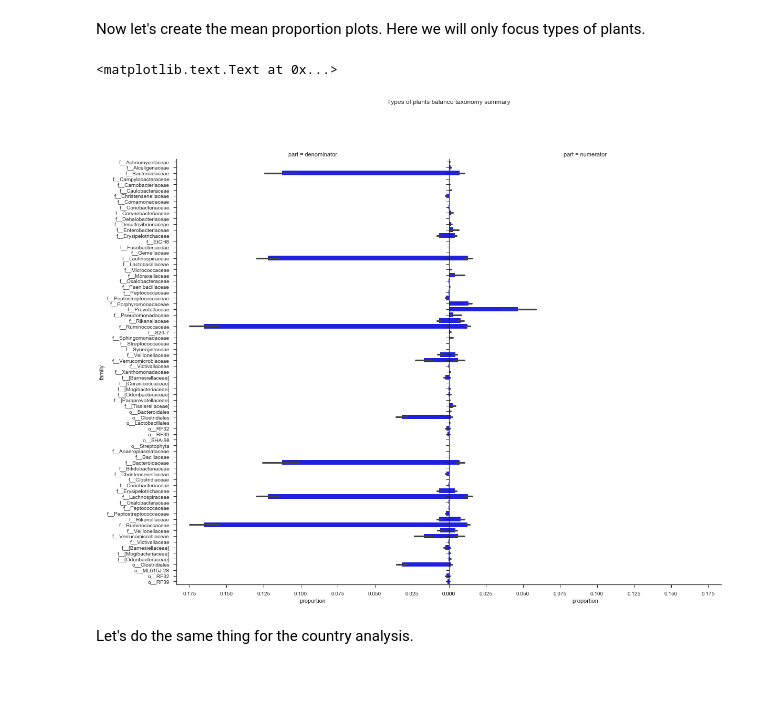
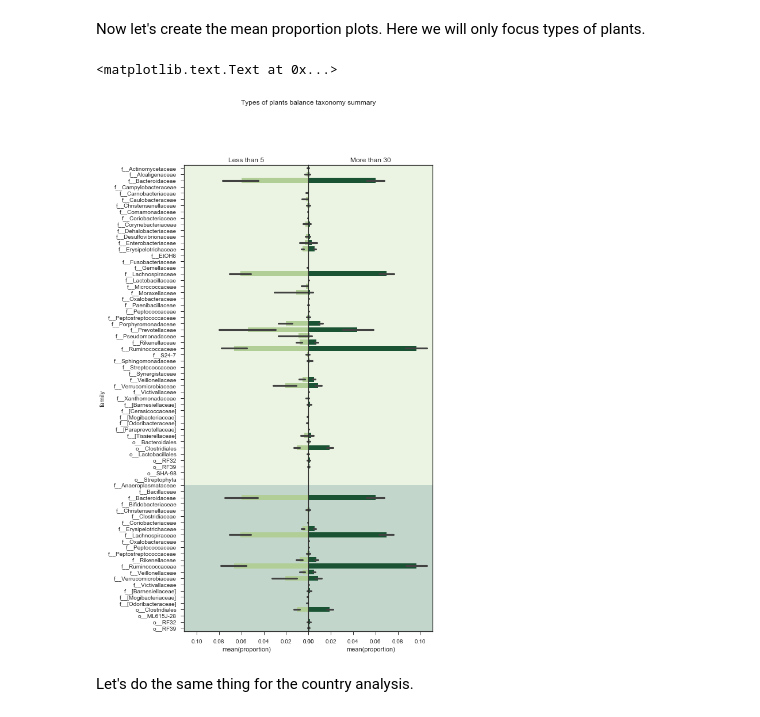
Before and after one commit to knightlab-analyses/american-gut-analyses, a Jupyter notebook: ipynb/core-balance-classifier.ipynb, the cells around one changed output. Cells and saved outputs as stored; diff of their text form; code cells hidden in the pictures; blank space fills up the shorter version.

Commit message:
Adding better colors and labels on proportion plots

```diff
--- a/ipynb/core-balance-classifier.ipynb
+++ b/ipynb/core-balance-classifier.ipynb
@@ -407,42 +411,63 @@ Now let's create the mean proportion plots.  Here we will only focus types of pl
 # %%
 import matplotlib as mpl
 mpl.rcParams['pdf.fonttype'] = 42
 sns.set_style('ticks')
+fig, ax = plt.subplots(1, 2, figsize=(10, 15))
+ax1, ax2 = ax
 
 num_taxa = list(map(lambda x: x.split(';')[4], num_collapsed.columns))
 denom_taxa = list(map(lambda x: x.split(';')[4], denom_collapsed.columns))
 
 num_idx = np.argsort(num_taxa)
 num_taxa_full = [num_collapsed.columns[i] for i in num_idx]
 
 denom_idx = np.argsort(denom_taxa)
 denom_taxa_full = [denom_collapsed.columns[i] for i in denom_idx]
 
-g = sns.factorplot(x='proportion',
-                   y='family',
-                   col='part',
-                   data=data,
-                   kind='bar',
-                   size=15,
-                   aspect=0.8,
-                   color='b',
-                   col_order=['denominator', 'numerator'],
-                   order=num_taxa_full + denom_taxa_full,
-                   sharex=False
-)
-_ = g.set(yticklabels=sorted(num_taxa) + sorted(denom_taxa))
-[[ax1, ax2]] = g.axes
+sns.barplot(x='proportion',
+            y='family',
+            data=data.loc[data['cleaned_plants']=='Less than 5'],
+            color='#b0d78e',
+            order=num_taxa_full + denom_taxa_full,
+            ax=ax1)
+
+sns.barplot(x='proportion',
+            y='family',
+            data=data.loc[data['cleaned_plants']=='More than 30'],
+            color='#105d33',
+            order=num_taxa_full + denom_taxa_full,
+            ax=ax2)
+
+ax1.set(yticklabels=sorted(num_taxa) + sorted(denom_taxa), title='Less than 5')
+ax2.set(yticklabels=[], ylabel='', yticks=[], title='More than 30')
+
 max_xlim = max(ax1.get_xlim()[1], ax2.get_xlim()[1])
 min_xlim = max(ax1.get_xlim()[0], ax2.get_xlim()[0])
+
+max_ylim, min_ylim = ax1.get_ylim()
+
 xlim = ([min_xlim, max_xlim])
 ax1.set_xlim(max_xlim, min_xlim)
 ax2.set_xlim(min_xlim, max_xlim)
 ax1.set_position([0.2, 0.125, 0.3, 0.75])
 ax2.set_position([0.5, 0.125, 0.3, 0.75])
+
+num_color = '#b0d78e' # less than 5
+denom_color = '#105d33' # more than 30
+num_h = num_collapsed.shape[1]
+denom_h = denom_collapsed.shape[1]
+ymid = (max_ylim - min_ylim) * num_h /  (num_h + denom_h)
+
+ax1.axhspan(min_ylim, ymid, facecolor=num_color, zorder=0, alpha=0.25)
+ax1.axhspan(ymid, max_ylim, facecolor=denom_color, zorder=0, alpha=0.25)
+
+ax2.axhspan(min_ylim, ymid, facecolor=num_color, zorder=0, alpha=0.25)
+ax2.axhspan(ymid, max_ylim, facecolor=denom_color, zorder=0, alpha=0.25)
+
 plt.suptitle('Types of plants balance taxonomy summary')
 # %% [output]
 <matplotlib.text.Text at 0x...>
-[figure, old version]
+[figure, new version]
 # %% [markdown]
 Let's do the same thing for the country analysis.
 # %%
```
Also changed, not shown: parts of 8 cells of this notebook.
